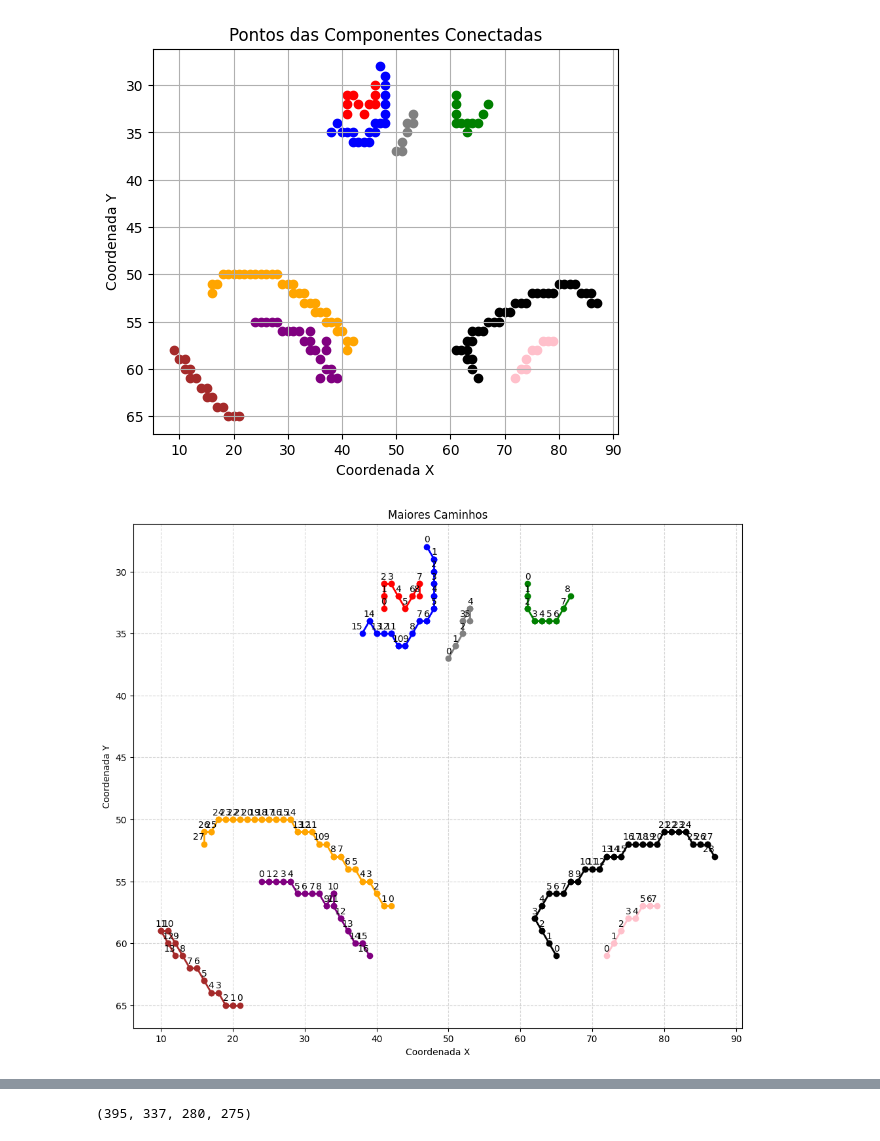
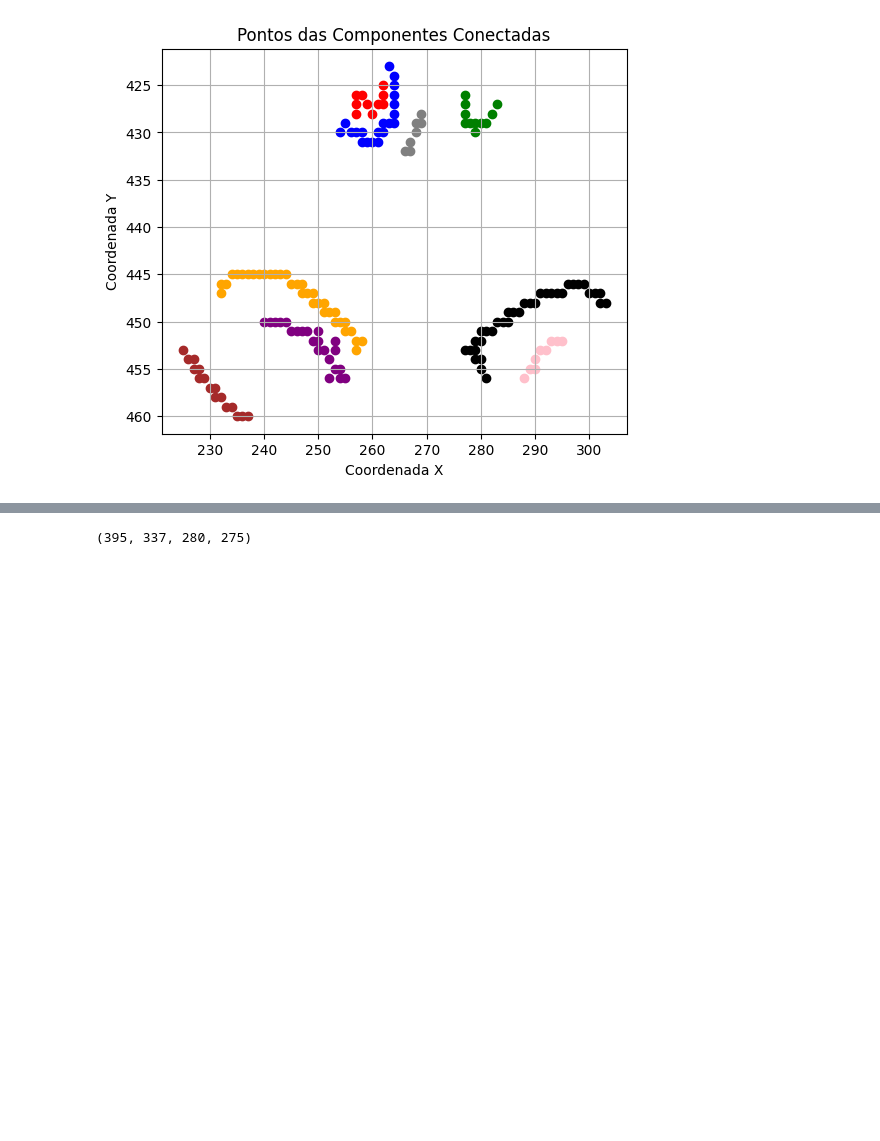
Before and after one commit to MariaLuizaLogrado/PVA, a Jupyter notebook: face_recognition.ipynb, the cells around one changed output, grey strips where cells are left out. Cells and saved outputs as stored; diff of their text form; code cells hidden in the pictures; blank space fills up the shorter version.

```diff
--- a/face_recognition.ipynb
+++ b/face_recognition.ipynb
@@ -30,11 +30,15 @@ def process_image(file_path):
         detection = Detection(img.gray_image)
         detection.compute_all_detections()
         end_step2 = time.time()
+        # print(detection.nose.x, detection.nose.y)
 
 
         # Etapa 3: Detecção de bordas
         print("Etapa 3: Detecção de bordas")
-        canny = Canny(detection.mouth.img, detection.nose.img, detection.left_eye.img, detection.right_eye.img)
+        canny = Canny(detection.mouth.img, detection.mouth.x, detection.mouth.y,
+                      detection.nose.img, detection.nose.x, detection.nose.y,
+                      detection.left_eye.img, detection.left_eye.x, detection.left_eye.y,
+                      detection.right_eye.img, detection.right_eye.x, detection.right_eye.y)
         canny.compute_all_edges()
         end_step3 = time.time()
 
@@ -129,9 +133,8 @@ display_canny(results[0][2].right_eye_edge, name='03_right_eye_edge')
 # %%
 highlight_components(results[0][2].nose_dict, results[0][4].dic_main_nose_cc, "nose")
-plot_logest_path(results[0][2].nose_dict, results[0][6].longest_path_nose, results[0][5].nodes_nose, name='05_longest_path_nose')
-plot_logest_path(results[0][2].nose_dict, results[0][6].new_longest_path_nose, results[0][5].nodes_nose, name='06_new_longest_path_nose')
-plot_sorted_points(results[0][7].sorted_coord_nose, "nose")
-plot_splines(results[0][8].all_X_nose, results[0][8].all_Y_nose, results[0][8].all_control_x_nose, results[0][8].all_control_y_nose, name="nose")
+# plot_logest_path(results[0][2].nose_dict, results[0][6].longest_path_nose, results[0][5].nodes_nose, name='05_longest_path_nose')
+# plot_logest_path(results[0][2].nose_dict, results[0][6].new_longest_path_nose, results[0][5].nodes_nose, name='06_new_longest_path_nose')
+# plot_sorted_points(results[0][7].sorted_coord_nose, "nose")
+# plot_splines(results[0][8].all_X_nose, results[0][8].all_Y_nose, results[0][8].all_control_x_nose, results[0][8].all_control_y_nose, name="nose")
 # %% [output]
-[figure, old version]
+[figure, new version]
-[figure, removed]
```
Also changed, not shown: parts of 8 cells of this notebook, 22 other files.
